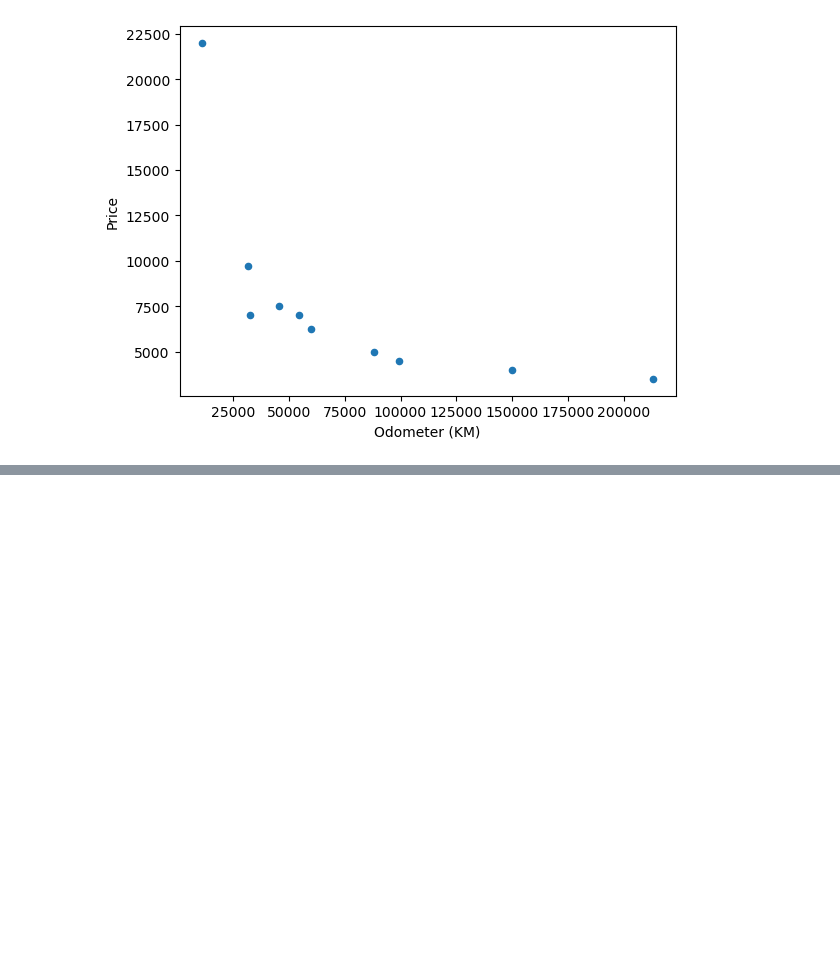
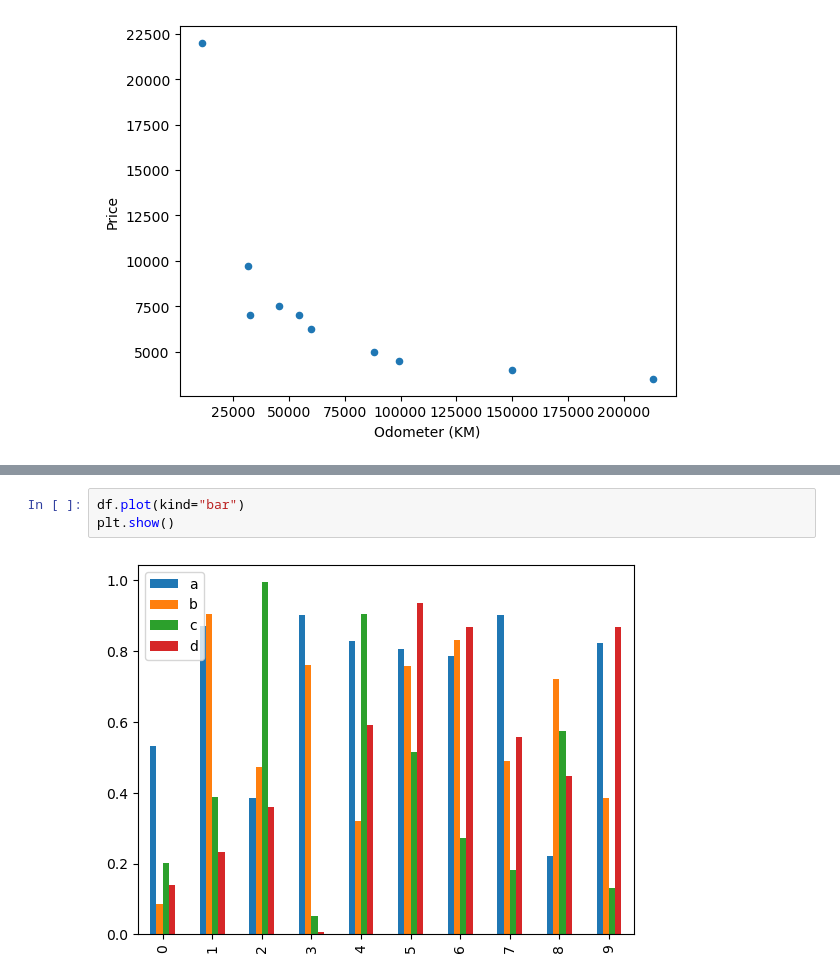
Before and after one commit to hamzazahidulislam/simple-ml, a Jupyter notebook: introduction-to-matplotlib.ipynb, the cells around one changed output, grey strips where cells are left out. Drawn from its saved outputs; the diff is of its cells as text; blank space fills up the shorter version.

```diff
--- a/introduction-to-matplotlib.ipynb
+++ b/introduction-to-matplotlib.ipynb
@@ -381,0 +407,5 @@ plt.show()
+# %%
+df.plot(kind="bar")
+plt.show()
+# %% [output]
+[figure, added]
```
Also changed, not shown: parts of 7 cells of this notebook.
